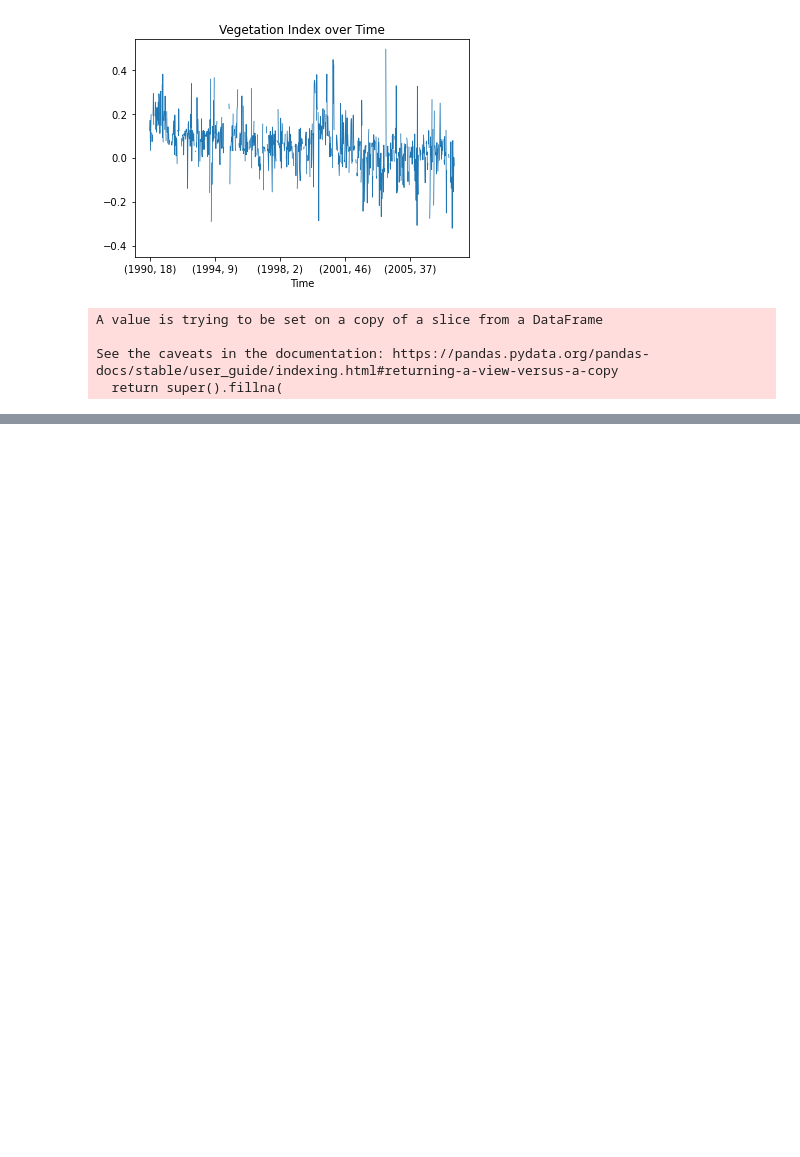
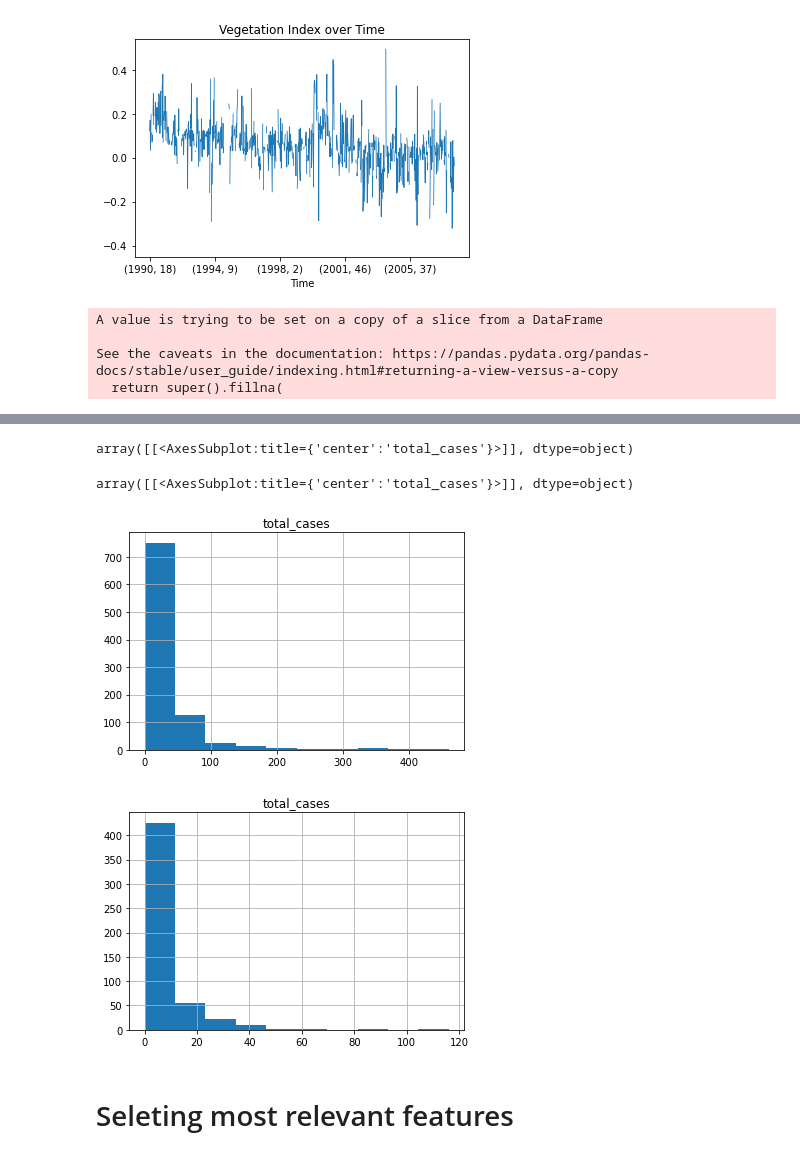
Before and after one commit to nicostrada/DengAI, a Jupyter notebook: DengAI.ipynb, the cells around one changed output, grey strips where cells are left out. Saved outputs shown, nothing was run; the diff lists cells and outputs as text; code cells hidden in the pictures; blank space fills up the shorter version.

```diff
--- a/DengAI.ipynb
+++ b/DengAI.ipynb
@@ -119,0 +142,10 @@ See the caveats in the documentation: https://pandas.pydata.org/pandas-docs/stab
+# %%
+display(sj_train_labels.hist())
+display(iq_train_labels.hist())
+# %% [output]
+array([[<AxesSubplot:title={'center':'total_cases'}>]], dtype=object)
+array([[<AxesSubplot:title={'center':'total_cases'}>]], dtype=object)
+[figure, added]
+[figure, added]
+# %% [markdown]
+# Seleting most relevant features
```
Also changed, not shown: parts of 9 cells of this notebook.
